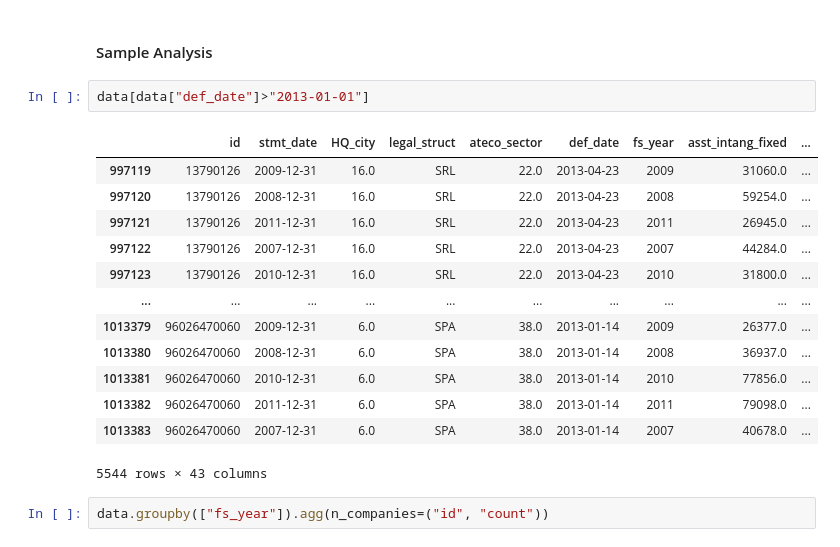
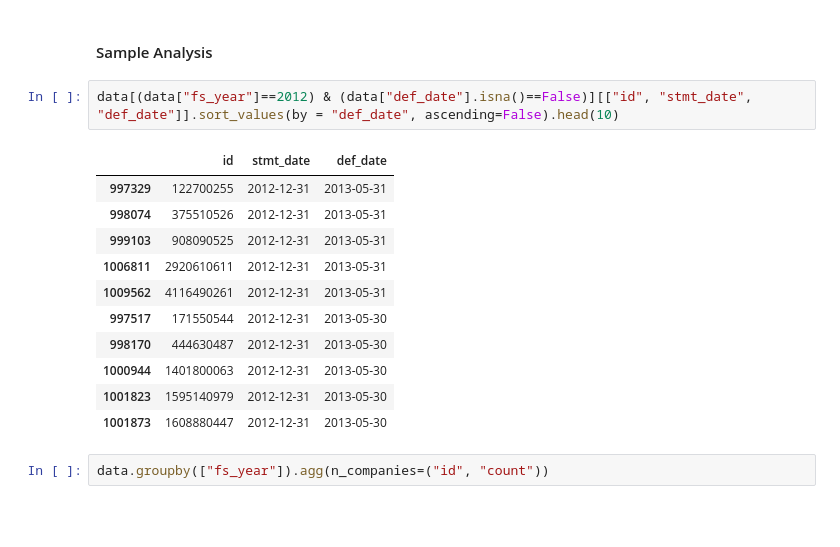
Before and after one commit to YuxinYY/finance_term_project, a Jupyter notebook: notebooks/EDA/01_playground.ipynb, the cells around one changed output. Saved outputs shown, nothing was run; the diff lists cells and outputs as text; blank space fills up the shorter version.

```diff
--- a/notebooks/EDA/01_playground.ipynb
+++ b/notebooks/EDA/01_playground.ipynb
@@ -26,21 +26,19 @@ RAW_COLUMNS = data.columns.tolist()
 # %% [markdown]
 #### Sample Analysis
 # %%
-data[data["def_date"]>"2013-01-01"]
+data[(data["fs_year"]==2012) & (data["def_date"].isna()==False)][["id", "stmt_date", "def_date"]].sort_values(by = "def_date", ascending=False).head(10)
 # %% [output]
-|  | id | stmt_date | HQ_city | legal_struct | ateco_sector | def_date | fs_year | asst_intang_fixed | ... |
-| 997119 | 13790126 | 2009-12-31 | 16.0 | SRL | 22.0 | 2013-04-23 | 2009 | 31060.0 | ... |
-| 997120 | 13790126 | 2008-12-31 | 16.0 | SRL | 22.0 | 2013-04-23 | 2008 | 59254.0 | ... |
-| 997121 | 13790126 | 2011-12-31 | 16.0 | SRL | 22.0 | 2013-04-23 | 2011 | 26945.0 | ... |
-| 997122 | 13790126 | 2007-12-31 | 16.0 | SRL | 22.0 | 2013-04-23 | 2007 | 44284.0 | ... |
-| 997123 | 13790126 | 2010-12-31 | 16.0 | SRL | 22.0 | 2013-04-23 | 2010 | 31800.0 | ... |
-| ... | ... | ... | ... | ... | ... | ... | ... | ... | ... |
-| 1013379 | 96026470060 | 2009-12-31 | 6.0 | SPA | 38.0 | 2013-01-14 | 2009 | 26377.0 | ... |
-| 1013380 | 96026470060 | 2008-12-31 | 6.0 | SPA | 38.0 | 2013-01-14 | 2008 | 36937.0 | ... |
-| 1013381 | 96026470060 | 2010-12-31 | 6.0 | SPA | 38.0 | 2013-01-14 | 2010 | 77856.0 | ... |
-| 1013382 | 96026470060 | 2011-12-31 | 6.0 | SPA | 38.0 | 2013-01-14 | 2011 | 79098.0 | ... |
-| 1013383 | 96026470060 | 2007-12-31 | 6.0 | SPA | 38.0 | 2013-01-14 | 2007 | 40678.0 | ... |
+|  | id | stmt_date | def_date |
+| 997329 | 122700255 | 2012-12-31 | 2013-05-31 |
+| 998074 | 375510526 | 2012-12-31 | 2013-05-31 |
+| 999103 | 908090525 | 2012-12-31 | 2013-05-31 |
+| 1006811 | 2920610611 | 2012-12-31 | 2013-05-31 |
+| 1009562 | 4116490261 | 2012-12-31 | 2013-05-31 |
+| 997517 | 171550544 | 2012-12-31 | 2013-05-30 |
+| 998170 | 444630487 | 2012-12-31 | 2013-05-30 |
+| 1000944 | 1401800063 | 2012-12-31 | 2013-05-30 |
+| 1001823 | 1595140979 | 2012-12-31 | 2013-05-30 |
+| 1001873 | 1608880447 | 2012-12-31 | 2013-05-30 |
-5544 rows × 43 columns
 # %%
 data.groupby(["fs_year"]).agg(n_companies=("id", "count"))
 # %% [output]
```
Also changed, not shown: 35 other files.
